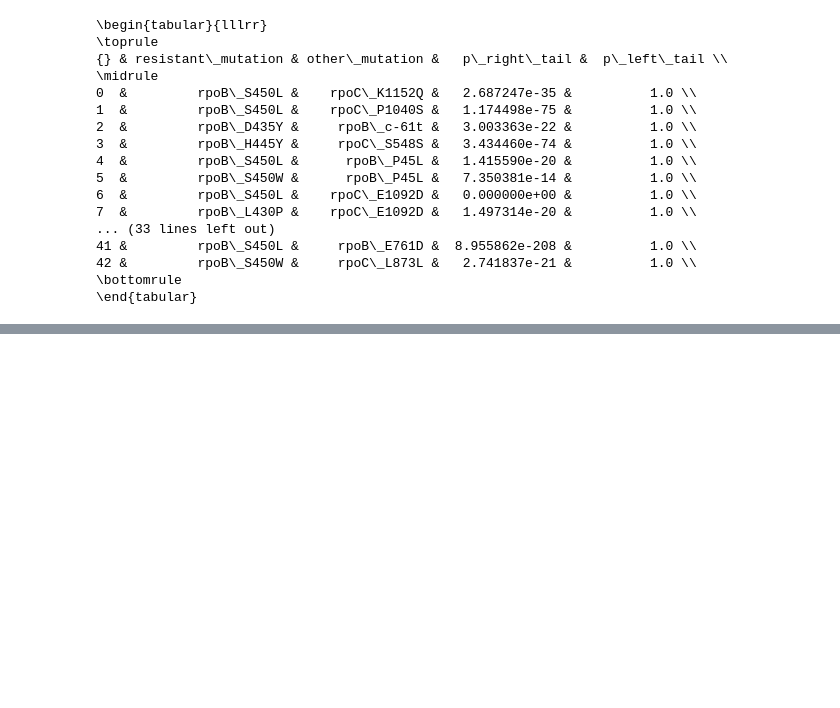
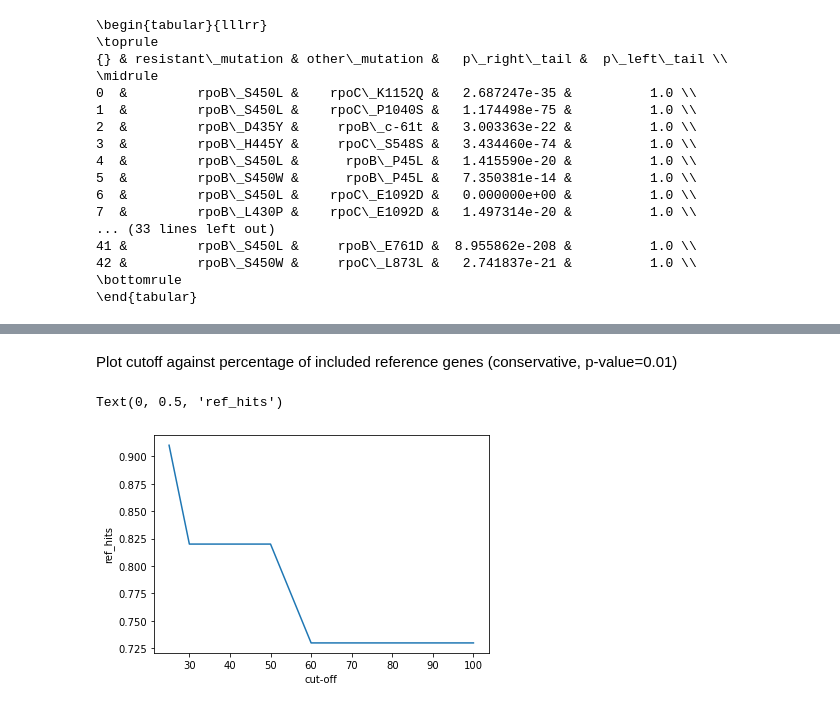
Before and after one commit to fowler-lab/tb-rnap-compensation, a Jupyter notebook: Create figures and tables.ipynb, the cells around one changed output, grey strips where cells are left out. Saved outputs shown, nothing was run; the diff lists cells and outputs as text; code cells hidden in the pictures; blank space fills up the shorter version.

```diff
--- a/Create figures and tables.ipynb
+++ b/Create figures and tables.ipynb
@@ -84,0 +96,11 @@ print(new.to_latex())
+# %% [markdown]
+Plot cutoff against percentage of included reference genes (conservative, p-value=0.01)
+# %%
+cutoff = [25,30,40,45,50,60,70,80,90,100]
+n_refs = [0.91, 0.82, 0.82, 0.82, 0.82, 0.73, 0.73, 0.73, 0.73, 0.73]
+plt.plot(cutoff,n_refs)
+plt.xlabel('cut-off')
+plt.ylabel('ref_hits')
+# %% [output]
+Text(0, 0.5, 'ref_hits')
+[figure, added]
```
Also changed, not shown: parts of 9 cells of this notebook.
